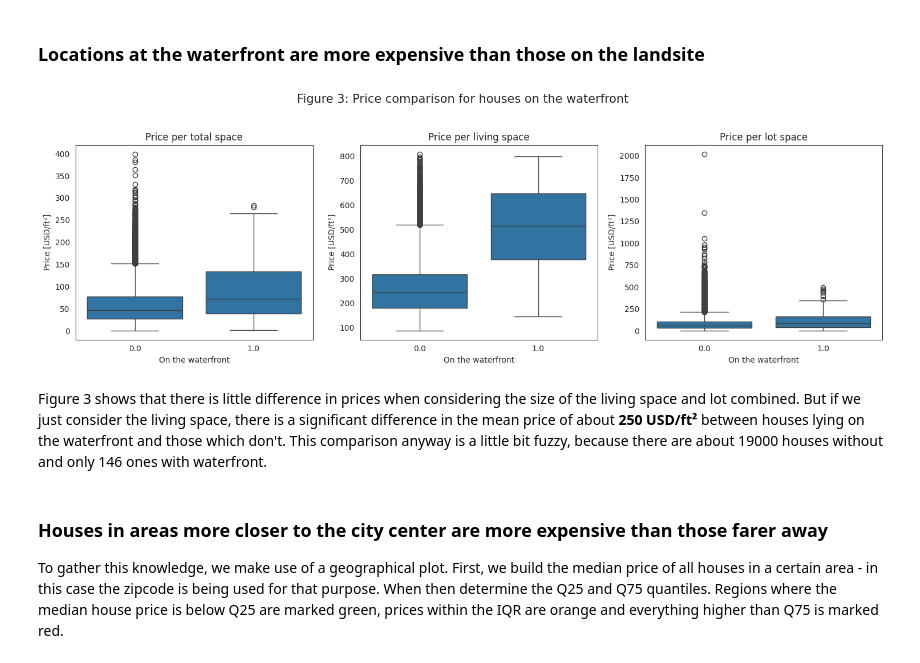
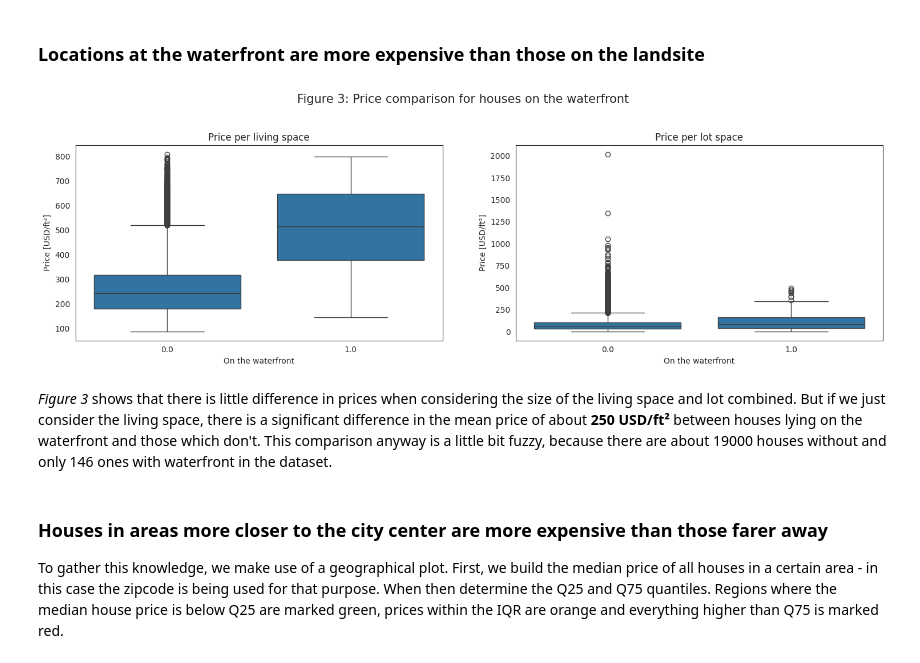
Before and after one commit to christian-reimann/ds-eda-project, a Jupyter notebook: reimann_eda.ipynb, the cells around one changed output. Drawn from its saved outputs; the diff is of its cells as text; code cells hidden in the pictures.

```diff
--- a/reimann_eda.ipynb
+++ b/reimann_eda.ipynb
@@ -185,0 +178,14 @@ df["yr_renovated"] = (df["yr_renovated"] / 10).astype("Int64")
+# %%
+# Convert to pandas datetime
+df["sold_date"] = pd.to_datetime(df["date"], format="%Y-%m-%d")
+
+# Add derived columns
+df["sold_year"] = df["sold_date"].dt.year
+df["sold_month"] = df["sold_date"].dt.month
+df["sold_weekday"] = df["sold_date"].dt.dayofweek
+df["age"] = (df["sold_year"] - df["yr_built"])
+
+# Drop old date column
+df.drop("date", axis=1, inplace=True)
+
+df[["sold_date", "sold_year", "sold_month", "sold_weekday", "age"]].head(10)
@@ -188,12 +206,8 @@ We also like to have columns bringing the **house price in relation to the livin
 # %%
-# The sum of living and lot spaces (total space)
-df["sqft_total"] = df["sqft_living"] + df["sqft_lot"]
-# The price divided by total space
-df["price_per_sqft_total"] = df["price"] / df["sqft_total"]
 # The price divided by living space
 df["price_per_sqft_living"] = df["price"] / df["sqft_living"]
 # The price divided by lot space
 df["price_per_sqft_lot"] = df["price"] / df["sqft_lot"]
 
-df[["price", "sqft_living", "sqft_lot", "sqft_total", "price_per_sqft_total", "price_per_sqft_living", "price_per_sqft_lot"]].head(10)
+df[["price", "sqft_living", "sqft_lot", "price_per_sqft_living", "price_per_sqft_lot"]].head(10)
 # %% [output]
@@ -284,31 +298,26 @@ Now, let's have a look at the client. I chose Larry Sanders, who is looking for
 # %% [markdown]
 ### Locations at the waterfront are more expensive than those on the landsite
 # %%
-fig, ax = plt.subplots(1, 3, figsize = (15,5))
+fig, ax = plt.subplots(1, 2, figsize = (15,5))
 fig.suptitle("Figure 3: Price comparison for houses on the waterfront", fontsize=15)
 
-f1 = sns.boxplot(x = df["waterfront"], y = df["price_per_sqft_total"], ax=ax[0])
+f1 = sns.boxplot(x = df["waterfront"], y = df["price_per_sqft_living"], ax=ax[0])
 f1.set_xlabel("On the waterfront")
 f1.set_ylabel("Price [USD/ft²]", fontsize = 10)
-f1.set_title("Price per total space", fontsize = 12)
+f1.set_title("Price per living space", fontsize = 12)
 
-f2 = sns.boxplot(x = df["waterfront"], y = df["price_per_sqft_living"], ax=ax[1])
+f2 = sns.boxplot(x = df["waterfront"], y = df["price_per_sqft_lot"], ax=ax[1])
 f2.set_xlabel("On the waterfront")
 f2.set_ylabel("Price [USD/ft²]", fontsize = 10)
-f2.set_title("Price per living space", fontsize = 12)
-
-f3 = sns.boxplot(x = df["waterfront"], y = df["price_per_sqft_lot"], ax=ax[2])
-f3.set_xlabel("On the waterfront")
-f3.set_ylabel("Price [USD/ft²]", fontsize = 10)
-f3.set_title("Price per lot space", fontsize = 12)
+f2.set_title("Price per lot space", fontsize = 12)
 
 fig.tight_layout()
 plt.subplots_adjust(wspace = .2, top = 0.8)
 plt.show()
 # %% [output]
-[figure, old version]
+[figure, new version]
 # %% [markdown]
-Figure 3 shows that there is little difference in prices when considering the size of the living space and lot combined. But if we just consider the living space, there is a significant difference in the mean price of about **250 USD/ft²** between houses lying on the waterfront and those which don't. This comparison anyway is a little bit fuzzy, because there are about 19000 houses without and only 146 ones with waterfront.
+*Figure 3* shows that there is little difference in prices when considering the size of the living space and lot combined. But if we just consider the living space, there is a significant difference in the mean price of about **250 USD/ft²** between houses lying on the waterfront and those which don't. This comparison anyway is a little bit fuzzy, because there are about 19000 houses without and only 146 ones with waterfront in the dataset.
 # %% [markdown]
 ### Houses in areas more closer to the city center are more expensive than those farer away
 
```
Also changed, not shown: parts of 27 cells of this notebook, 6 other files.
